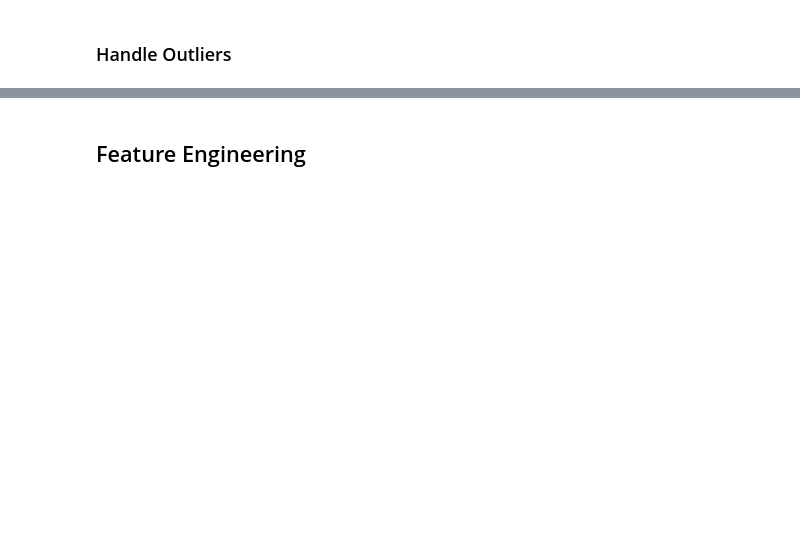
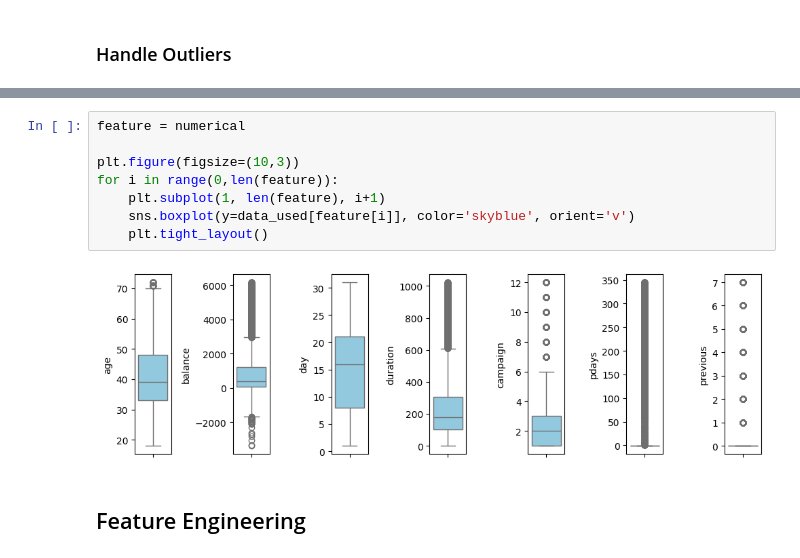
Before and after one commit to bagusatya08/Term-Deposit-Potential-Customer-Prediction, a Jupyter notebook: stage-2/pre-processing.ipynb, the cells around one changed output, grey strips where cells are left out. Drawn from its saved outputs; the diff is of its cells as text; blank space fills up the shorter version.

```diff
--- a/stage-2/pre-processing.ipynb
+++ b/stage-2/pre-processing.ipynb
@@ -105,2 +188,12 @@ data.poutcome.value_counts().to_frame().T
+# %%
+feature = numerical
+
+plt.figure(figsize=(10,3))
+for i in range(0,len(feature)):
+    plt.subplot(1, len(feature), i+1)
+    sns.boxplot(y=data_used[feature[i]], color='skyblue', orient='v')
+    plt.tight_layout()
+# %% [output]
+[figure, added]
 # %% [markdown]
 ## Feature Engineering
```
Also changed, not shown: parts of 13 cells of this notebook.
